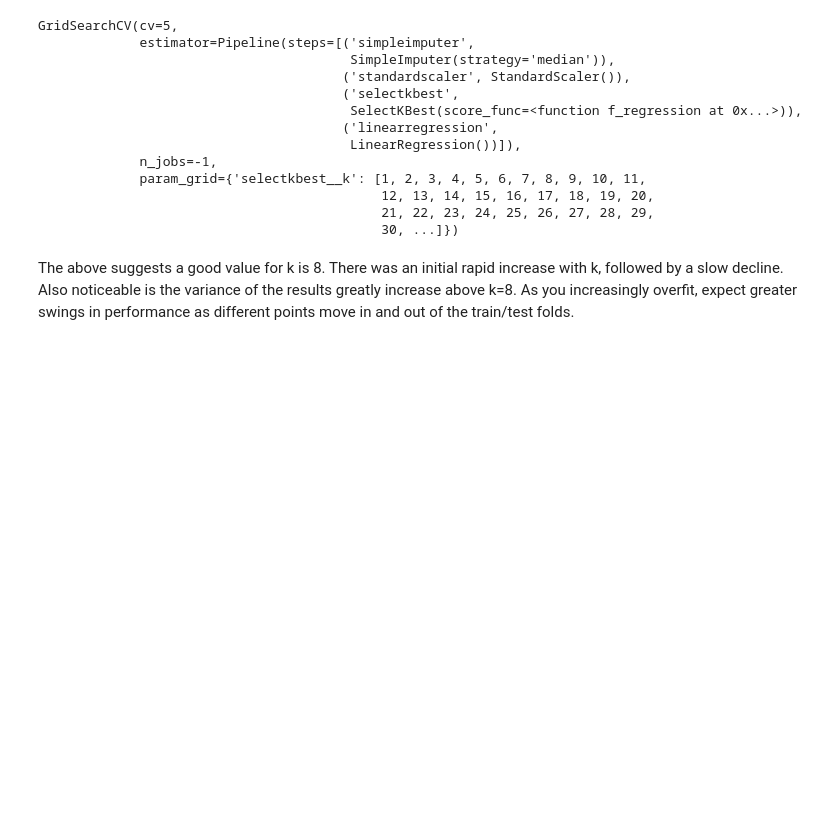
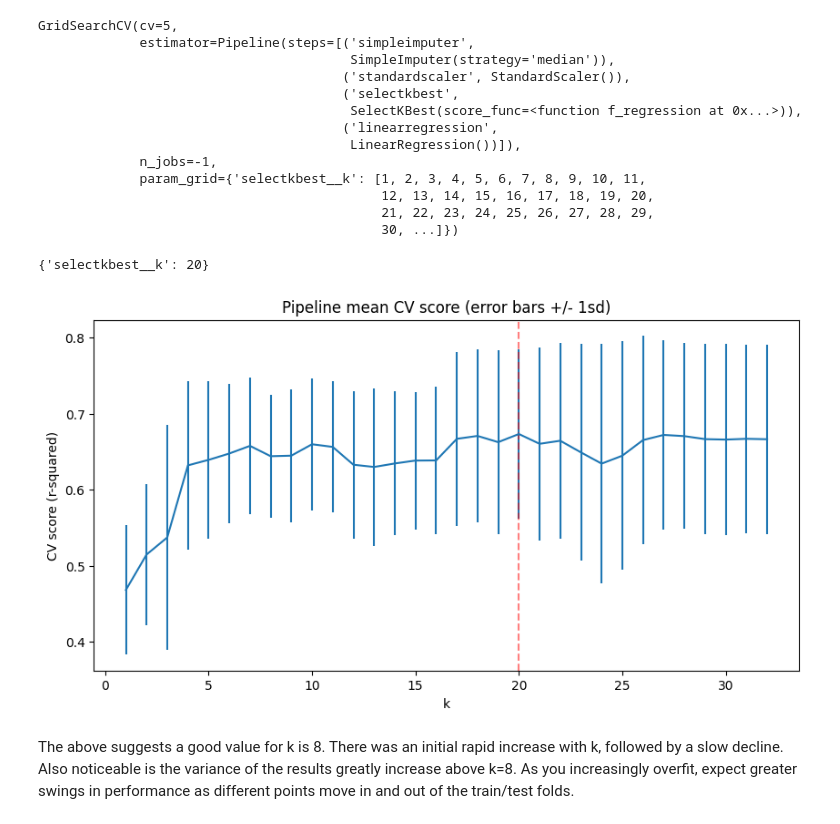
Before and after one commit to vsancnaj/DataScienceGuidedCapstone, a Jupyter notebook: Notebooks/04_preprocessing_and_training.ipynb, the cells around one changed output. Cells and saved outputs as stored; diff of their text form; code cells hidden in the pictures; blank space fills up the shorter version.

```diff
--- a/Notebooks/04_preprocessing_and_training.ipynb
+++ b/Notebooks/04_preprocessing_and_training.ipynb
@@ -666,4 +666,4 @@ Here, a single call to the pipeline's `fit()` method combines the steps of learn
 # %%
 #Code task 15#
 #Call the pipe's `fit()` method with `X_train` and `y_train` as arguments
-pipe.___(___, ___)
+pipe.fit(X_train, y_train)
@@ -722,7 +726,7 @@ Redefine your pipeline to include this feature selection step:
 pipe = make_pipeline(
     SimpleImputer(strategy='median'),
     StandardScaler(),
-    ___(___),
+    SelectKBest(f_regression),
     LinearRegression()
 )
 # %% [markdown]
@@ -758,7 +762,7 @@ This has made things worse! Clearly selecting a subset of features has an impact
 pipe15 = make_pipeline(
     SimpleImputer(strategy='median'),
     StandardScaler(),
-    ___(___, k=___),
+    SelectKBest(f_regression, k=1),
     LinearRegression()
 )
 # %% [markdown]
@@ -862,17 +868,21 @@ cv_k = [k for k in lr_grid_cv.cv_results_['param_selectkbest__k']]
 # %%
 #Code task 19#
 #Print the `best_params_` attribute of `lr_grid_cv`
-lr_grid_cv.___
+lr_grid_cv.best_params_
+# %% [output]
+{'selectkbest__k': 20}
 # %%
 #Code task 20#
 #Assign the value of k from the above dict of `best_params_` and assign it to `best_k`
-___ = lr_grid_cv.___['selectkbest__k']
+best_k = lr_grid_cv.best_params_['selectkbest__k']
 plt.subplots(figsize=(10, 5))
 plt.errorbar(cv_k, score_mean, yerr=score_std)
 plt.axvline(x=best_k, c='r', ls='--', alpha=.5)
 plt.xlabel('k')
 plt.ylabel('CV score (r-squared)')
 plt.title('Pipeline mean CV score (error bars +/- 1sd)');
+# %% [output]
+[figure, added]
 # %% [markdown]
 The above suggests a good value for k is 8. There was an initial rapid increase with k, followed by a slow decline. Also noticeable is the variance of the results greatly increase above k=8. As you increasingly overfit, expect greater swings in performance as different points move in and out of the train/test folds.
 # %% [markdown]
```
Also changed, not shown: parts of 26 cells of this notebook.
